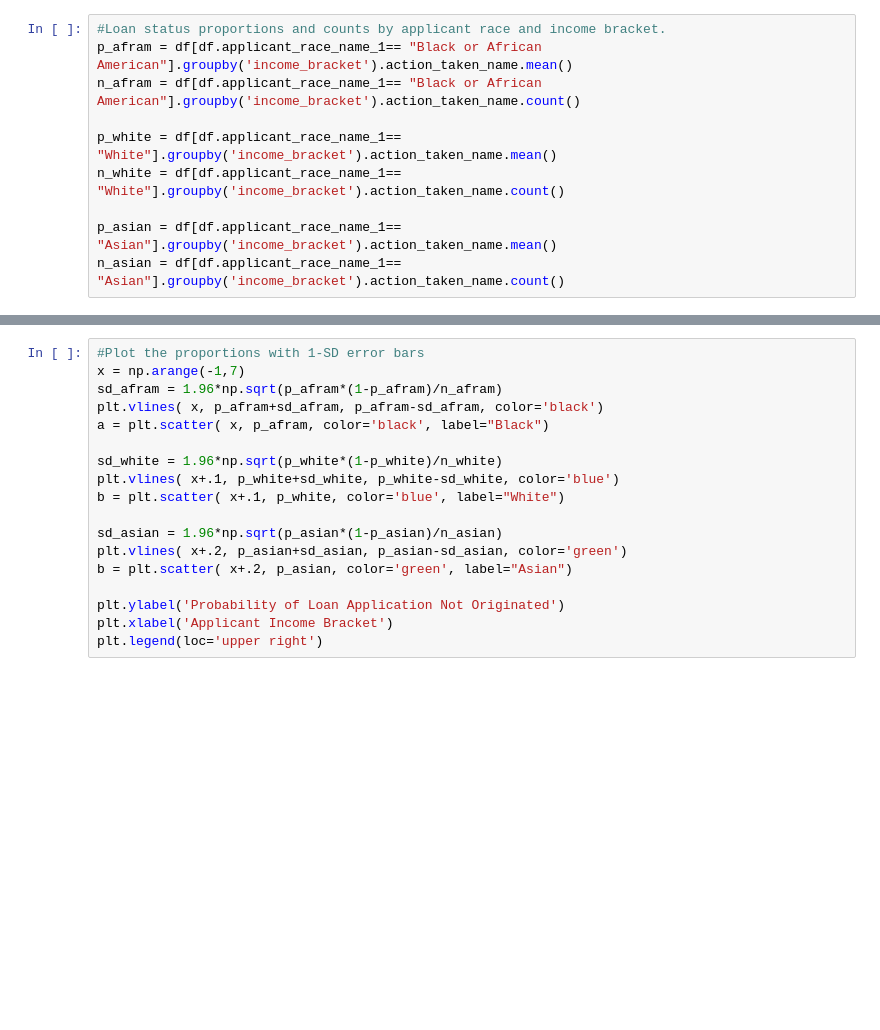
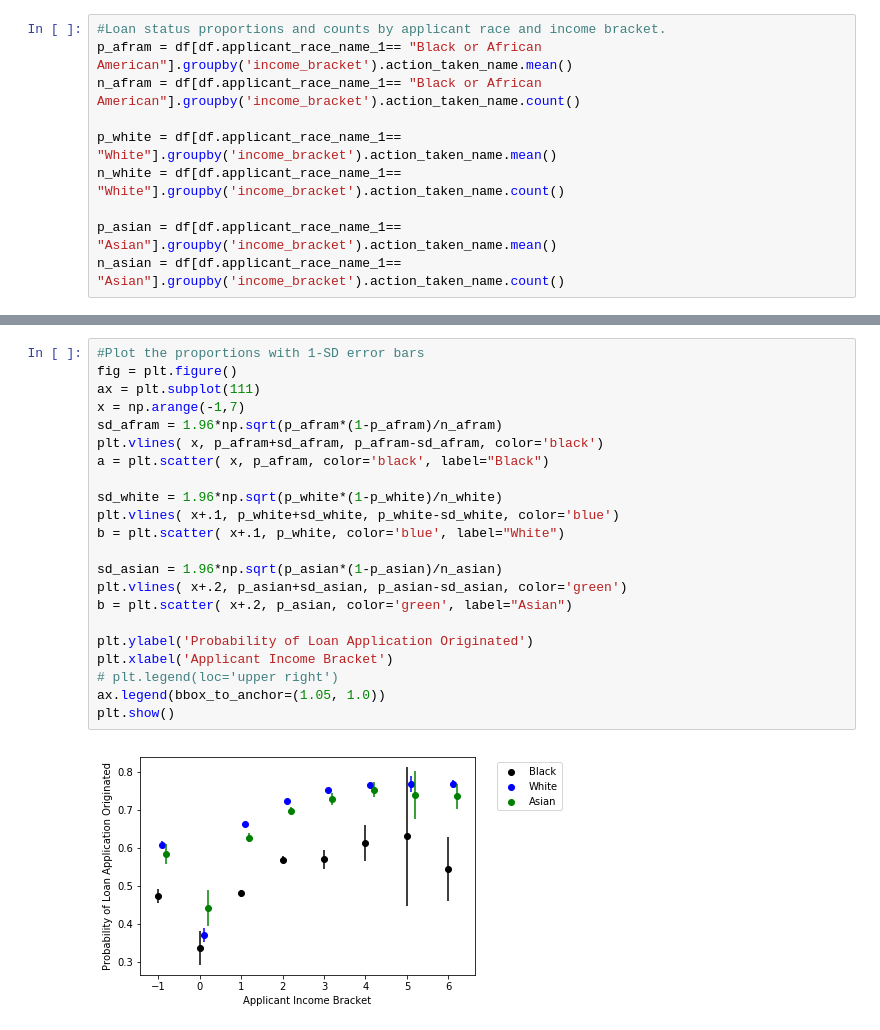
Before and after one commit to cteicher-m/loanBiases, a Jupyter notebook: processing.ipynb, the cells around one changed output, grey strips where cells are left out. Cells and saved outputs as stored; diff of their text form; blank space fills up the shorter version.

```diff
--- a/processing.ipynb
+++ b/processing.ipynb
@@ -95,19 +143,25 @@ n_asian = df[df.applicant_race_name_1== "Asian"].groupby('income_bracket').actio
 # %%
 #Plot the proportions with 1-SD error bars
+fig = plt.figure()
+ax = plt.subplot(111)
 x = np.arange(-1,7)
 sd_afram = 1.96*np.sqrt(p_afram*(1-p_afram)/n_afram)
 plt.vlines( x, p_afram+sd_afram, p_afram-sd_afram, color='black')
 a = plt.scatter( x, p_afram, color='black', label="Black")
 
 sd_white = 1.96*np.sqrt(p_white*(1-p_white)/n_white)
 plt.vlines( x+.1, p_white+sd_white, p_white-sd_white, color='blue')
 b = plt.scatter( x+.1, p_white, color='blue', label="White")
 
 sd_asian = 1.96*np.sqrt(p_asian*(1-p_asian)/n_asian)
 plt.vlines( x+.2, p_asian+sd_asian, p_asian-sd_asian, color='green')
 b = plt.scatter( x+.2, p_asian, color='green', label="Asian")
 
-plt.ylabel('Probability of Loan Application Not Originated')
+plt.ylabel('Probability of Loan Application Originated')
 plt.xlabel('Applicant Income Bracket')
-plt.legend(loc='upper right')
+# plt.legend(loc='upper right')
+ax.legend(bbox_to_anchor=(1.05, 1.0))
+plt.show()
+# %% [output]
+[figure, added]
 # %%
```
Also changed, not shown: parts of 10 cells of this notebook.
